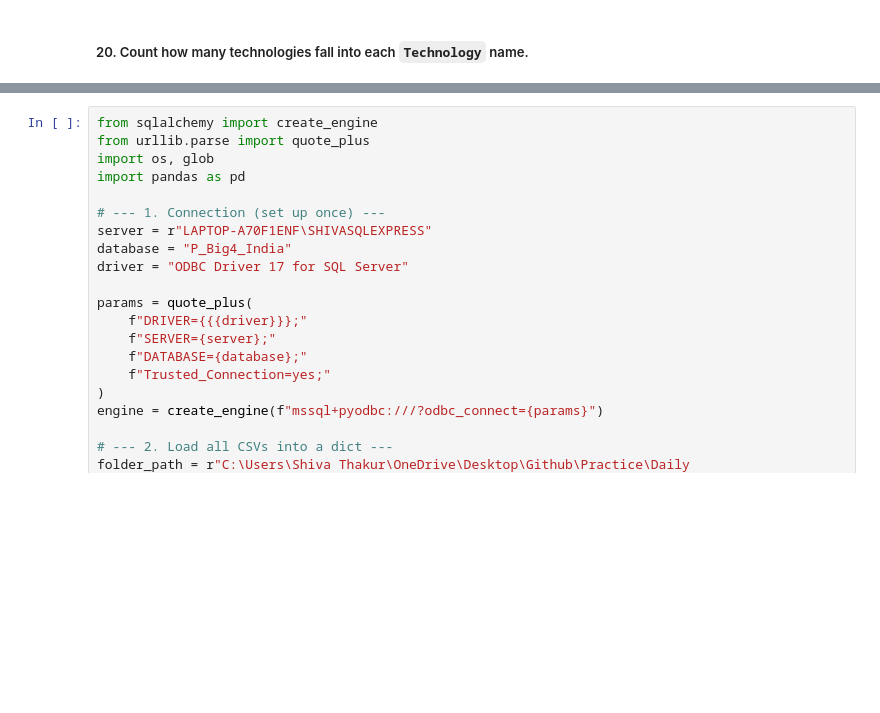
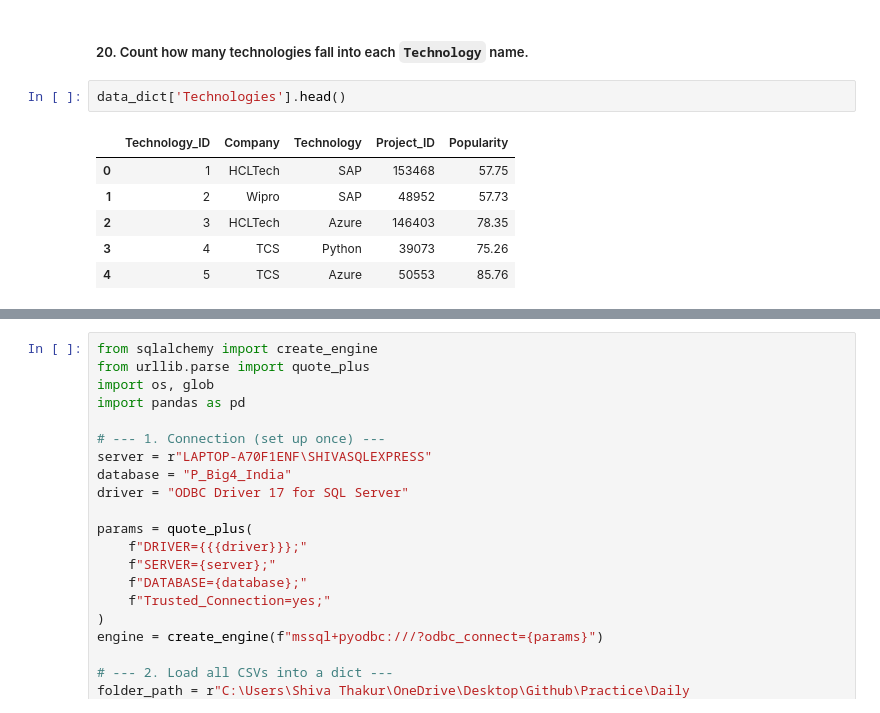
Before and after one commit to shiva3994/Projects, a Jupyter notebook: Python/L_Big4_India.ipynb, the cells around one changed output, grey strips where cells are left out. Drawn from its saved outputs; the diff is of its cells as text; blank space fills up the shorter version.

```diff
--- a/Python/L_Big4_India.ipynb
+++ b/Python/L_Big4_India.ipynb
@@ -322,2 +383,11 @@ Name: count, dtype: int64
 # %% [markdown]
 ##### 20. Count how many technologies fall into each `Technology` name.
+# %%
+data_dict['Technologies'].head()
+# %% [output]
+|  | Technology_ID | Company | Technology | Project_ID | Popularity |
+| 0 | 1 | HCLTech | SAP | 153468 | 57.75 |
+| 1 | 2 | Wipro | SAP | 48952 | 57.73 |
+| 2 | 3 | HCLTech | Azure | 146403 | 78.35 |
+| 3 | 4 | TCS | Python | 39073 | 75.26 |
+| 4 | 5 | TCS | Azure | 50553 | 85.76 |
```
Also changed, not shown: parts of 10 cells of this notebook.
